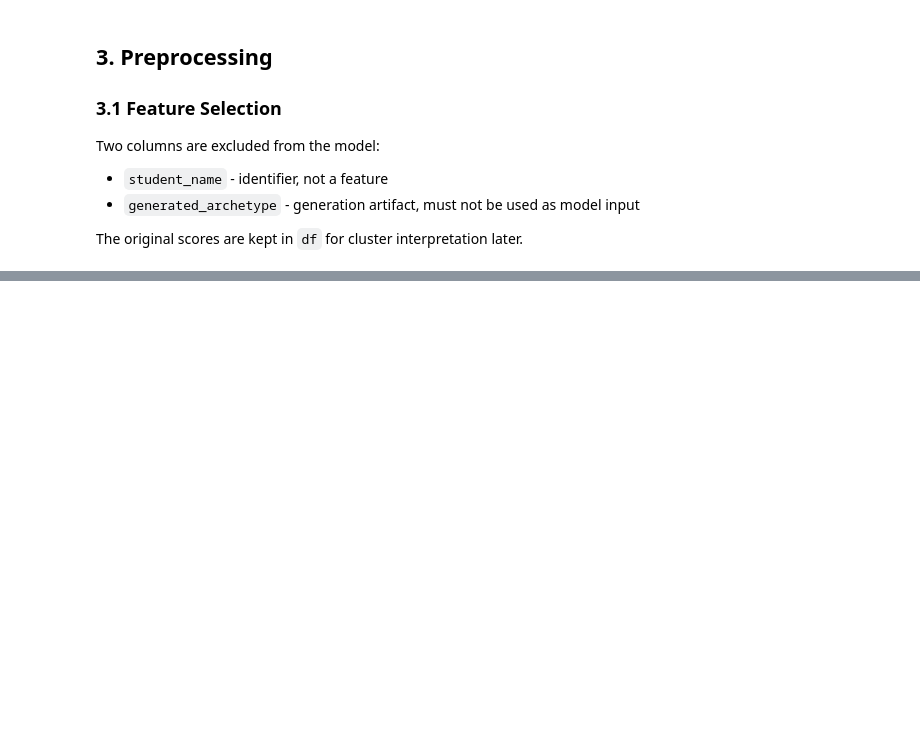
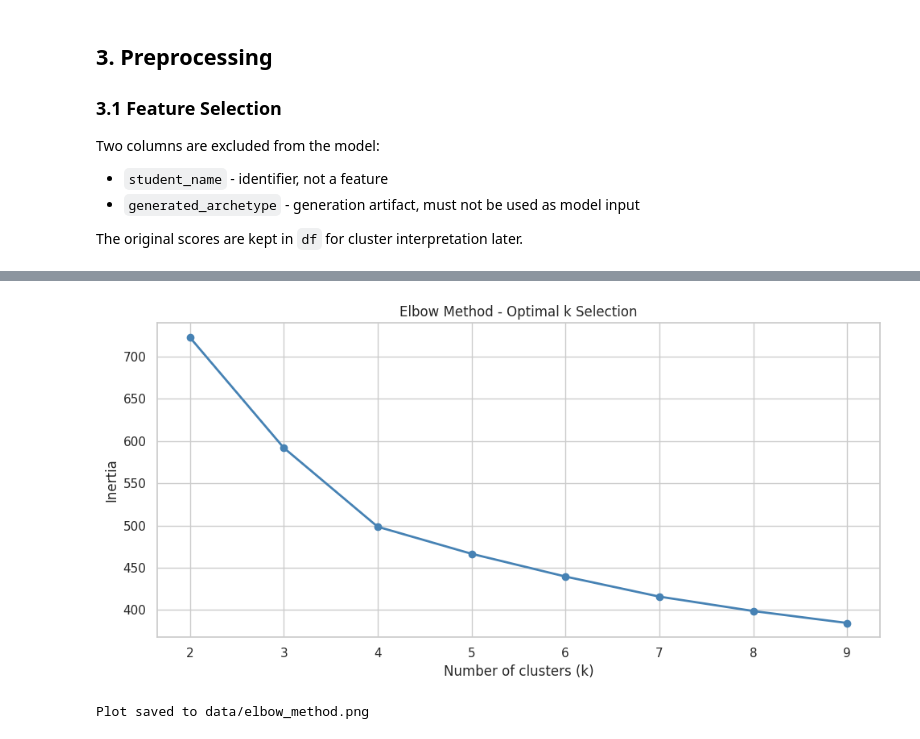
Before and after one commit to viniwenz/learning-profile-analysis, a Jupyter notebook: notebooks/02_modeling.ipynb, the cells around one changed output, grey strips where cells are left out. Drawn from its saved outputs; the diff is of its cells as text; code cells hidden in the pictures; blank space fills up the shorter version.

Commit message:
Defining the number of clusters

```diff
--- a/notebooks/02_modeling.ipynb
+++ b/notebooks/02_modeling.ipynb
@@ -90,2 +93,7 @@ This ensures the dataset remains complete without removing student records.
 > real data, without running the EDA first, the treatment must still be guaranteed
 > before the model receives the data.
+# %%
+X = X.fillna(X.mean())
+
+print("Missing values after treatment:")
+print(X.isnull().sum())
@@ -91,0 +120,9 @@ This ensures the dataset remains complete without removing student records.
+# %%
+scaler = StandardScaler()
+X_scaled = scaler.fit_transform(X)
+
+# Convert back to DataFrame for readability
+X_scaled = pd.DataFrame(X_scaled, columns=score_columns)
+
+print("Scaled dataset - summary statistics:")
+X_scaled.describe().round(2)
@@ -91,0 +147,22 @@ This ensures the dataset remains complete without removing student records.
+# %%
+inertias = []
+k_range = range(2,10)
+
+for k in k_range:
+  kmeans = KMeans(n_clusters=k, random_state=SEED, n_init=10)
+  kmeans.fit(X_scaled)
+  inertias.append(kmeans.inertia_)
+
+plt.figure(figsize=(10,5))
+plt.plot(k_range, inertias, marker='o', linewidth=2, color='steelblue')
+plt.xlabel("Number of clusters (k)")
+plt.ylabel("Inertia")
+plt.title("Elbow Method - Optimal k Selection")
+plt.xticks(k_range)
+plt.tight_layout()
+plt.savefig("../data/elbow_method.png", dpi=150, bbox_inches='tight')
+plt.show()
+print("Plot saved to data/elbow_method.png")
+# %% [output]
+[figure, added]
+Plot saved to data/elbow_method.png
```
Also changed, not shown: parts of 9 cells of this notebook, 3 other files.
